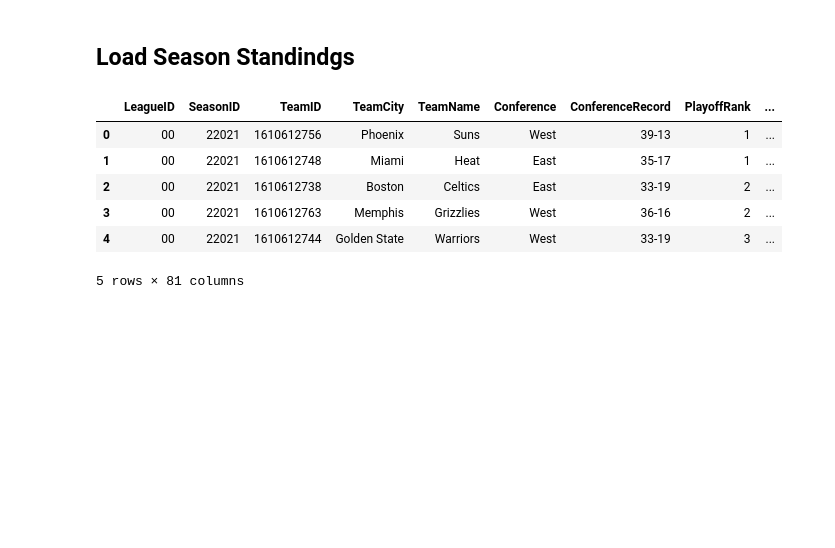
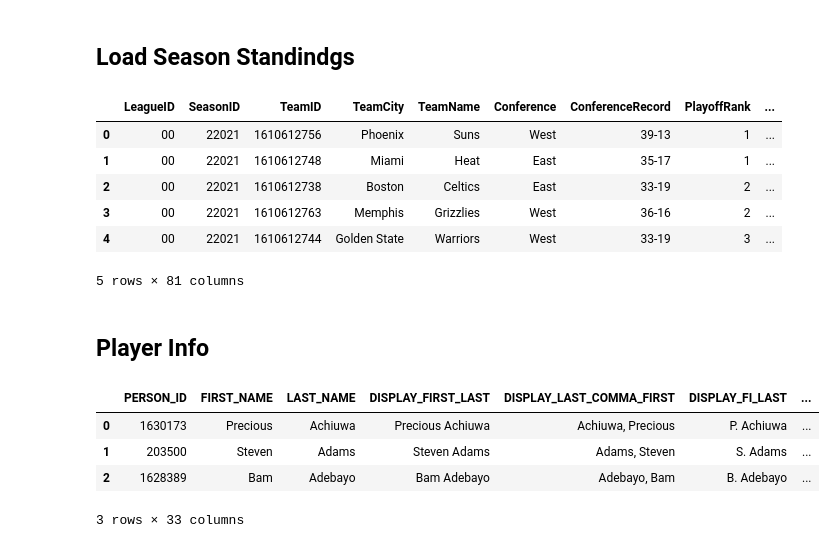
Before and after one commit to luitelgaurav/DataView_42-1, a Jupyter notebook: NBA Data Extraction 14-04.ipynb, the cells around one changed output. Cells and saved outputs as stored; diff of their text form; code cells hidden in the pictures; blank space fills up the shorter version.

```diff
--- a/NBA Data Extraction 14-04.ipynb
+++ b/NBA Data Extraction 14-04.ipynb
@@ -156,3 +156,5 @@ teams_standings.head()
 5 rows × 81 columns
 # %%
 teams_standings.to_csv('NBA_Season_Team_Standings.csv',index=False)
+# %% [markdown]
+## Player Info
@@ -158,0 +186,8 @@ teams_standings.to_csv('NBA_Season_Team_Standings.csv',index=False)
+# %%
+df_players_info.head(3)
+# %% [output]
+|  | PERSON_ID | FIRST_NAME | LAST_NAME | DISPLAY_FIRST_LAST | DISPLAY_LAST_COMMA_FIRST | DISPLAY_FI_LAST | ... |
+| 0 | 1630173 | Precious | Achiuwa | Precious Achiuwa | Achiuwa, Precious | P. Achiuwa | ... |
+| 1 | 203500 | Steven | Adams | Steven Adams | Adams, Steven | S. Adams | ... |
+| 2 | 1628389 | Bam | Adebayo | Bam Adebayo | Adebayo, Bam | B. Adebayo | ... |
+3 rows × 33 columns
```
Also changed, not shown: parts of 10 cells of this notebook, 1 other file.
